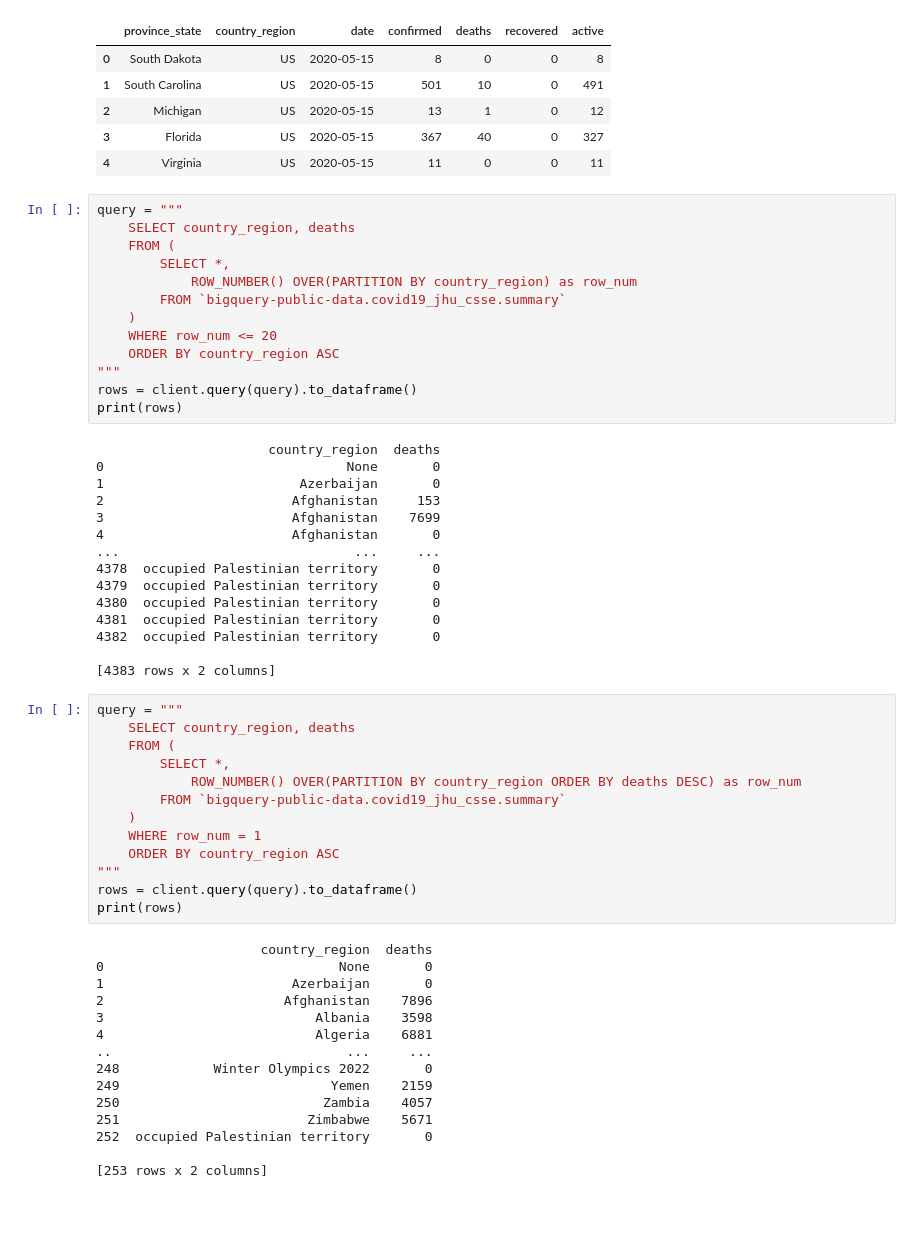
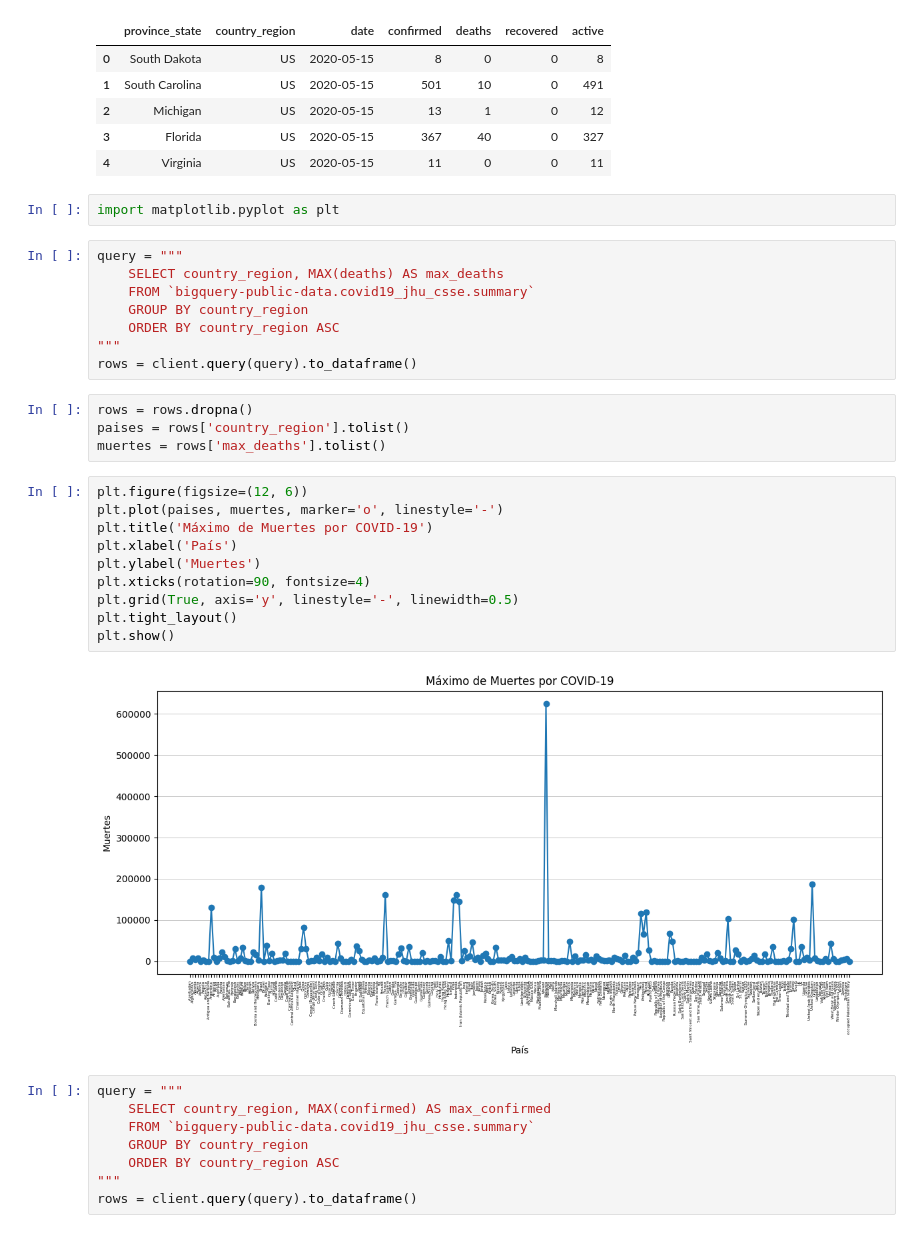
Before and after one commit to NicolasFredes/Prueba_1-main, a Jupyter notebook: Untitled-1.ipynb, the cells around one changed output. Drawn from its saved outputs; the diff is of its cells as text.

```diff
--- a/Untitled-1.ipynb
+++ b/Untitled-1.ipynb
@@ -78,59 +78,37 @@ client.list_rows(tabla_resumen, max_results=5, selected_fields =tabla_resumen.sc
 | 2 | Michigan | US | 2020-05-15 | 13 | 1 | 0 | 12 |
 | 3 | Florida | US | 2020-05-15 | 367 | 40 | 0 | 327 |
 | 4 | Virginia | US | 2020-05-15 | 11 | 0 | 0 | 11 |
+# %%
+import matplotlib.pyplot as plt
 # %%
 query = """
-    SELECT country_region, deaths
-    FROM (
-        SELECT *,
-            ROW_NUMBER() OVER(PARTITION BY country_region) as row_num
-        FROM `bigquery-public-data.covid19_jhu_csse.summary`
-    )
-    WHERE row_num <= 20
+    SELECT country_region, MAX(deaths) AS max_deaths
+    FROM `bigquery-public-data.covid19_jhu_csse.summary`
+    GROUP BY country_region
     ORDER BY country_region ASC
 """
 rows = client.query(query).to_dataframe()
-print(rows)
-# %% [output]
-                      country_region  deaths
-0                               None       0
-1                         Azerbaijan       0
-2                        Afghanistan     153
-3                        Afghanistan    7699
-4                        Afghanistan       0
-...                              ...     ...
-4378  occupied Palestinian territory       0
-4379  occupied Palestinian territory       0
-4380  occupied Palestinian territory       0
-4381  occupied Palestinian territory       0
-4382  occupied Palestinian territory       0
-
-[4383 rows x 2 columns]
+# %%
+rows = rows.dropna()
+paises = rows['country_region'].tolist()
+muertes = rows['max_deaths'].tolist()
+# %%
+plt.figure(figsize=(12, 6))
+plt.plot(paises, muertes, marker='o', linestyle='-')
+plt.title('Máximo de Muertes por COVID-19')
+plt.xlabel('País')
+plt.ylabel('Muertes')
+plt.xticks(rotation=90, fontsize=4)
+plt.grid(True, axis='y', linestyle='-', linewidth=0.5)
+plt.tight_layout()
+plt.show()
+# %% [output]
+[figure, added]
 # %%
 query = """
-    SELECT country_region, deaths
-    FROM (
-        SELECT *,
-            ROW_NUMBER() OVER(PARTITION BY country_region ORDER BY deaths DESC) as row_num
-        FROM `bigquery-public-data.covid19_jhu_csse.summary`
-    )
-    WHERE row_num = 1
+    SELECT country_region, MAX(confirmed) AS max_confirmed
+    FROM `bigquery-public-data.covid19_jhu_csse.summary`
+    GROUP BY country_region
     ORDER BY country_region ASC
 """
 rows = client.query(query).to_dataframe()
-print(rows)
-# %% [output]
-                     country_region  deaths
-0                              None       0
-1                        Azerbaijan       0
-2                       Afghanistan    7896
-3                           Albania    3598
-4                           Algeria    6881
-..                              ...     ...
-248            Winter Olympics 2022       0
-249                           Yemen    2159
-250                          Zambia    4057
-251                        Zimbabwe    5671
-252  occupied Palestinian territory       0
-
-[253 rows x 2 columns]
```
Also changed, not shown: parts of 10 cells of this notebook.
